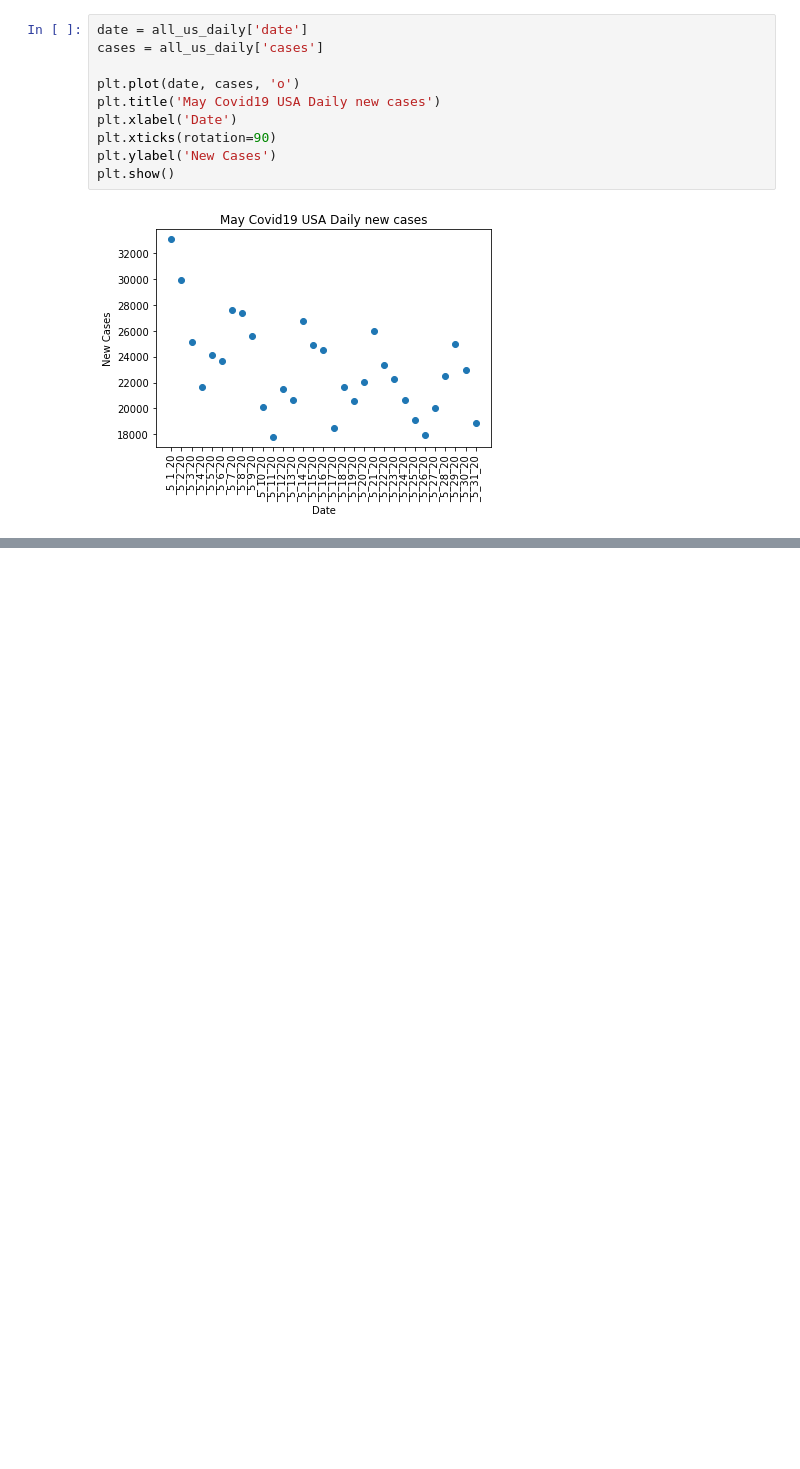
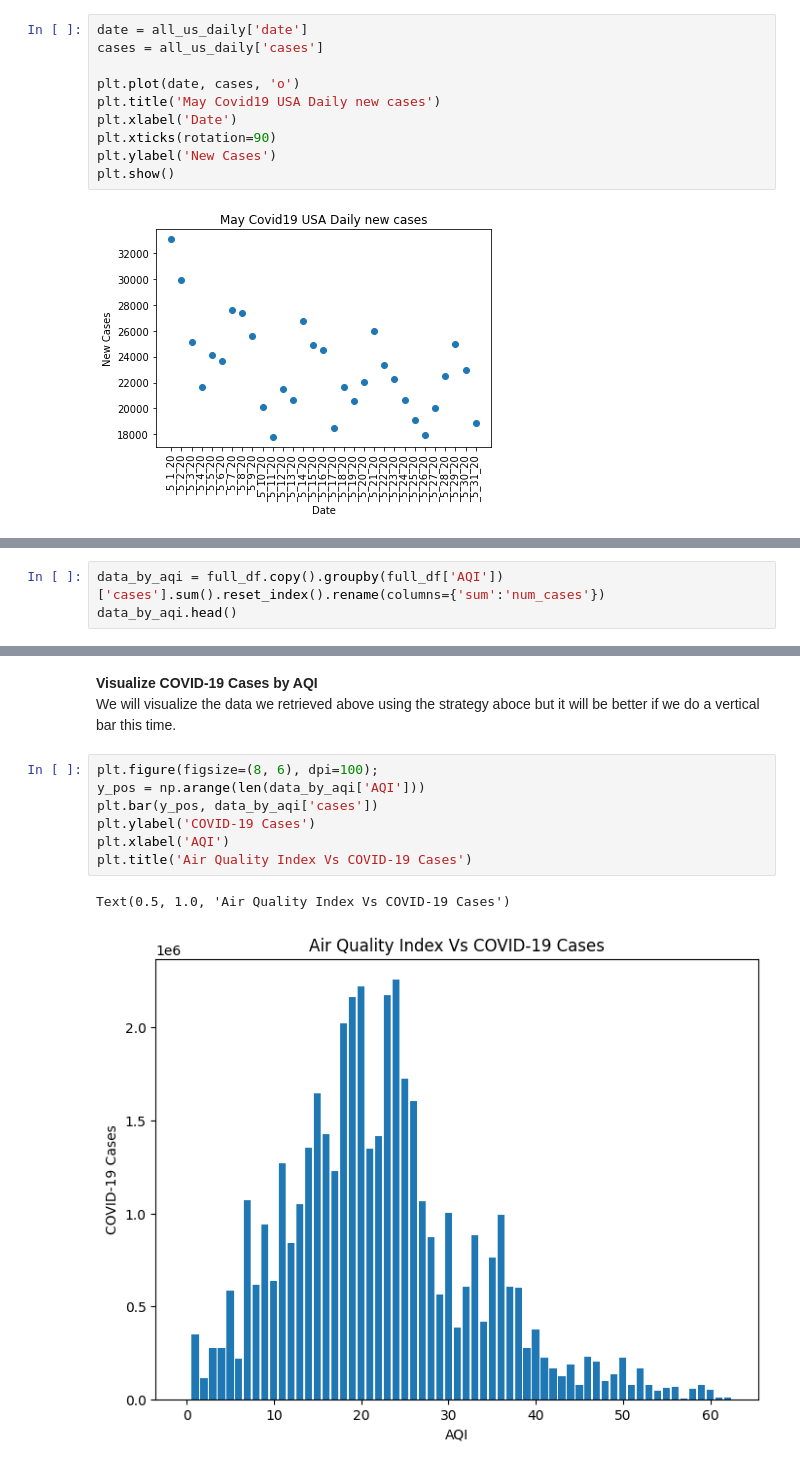
Before and after one commit to kevinhnmb/kevinhnmb.github.io, a Jupyter notebook: Final_Project.ipynb, the cells around one changed output, grey strips where cells are left out. Saved outputs shown, nothing was run; the diff lists cells and outputs as text; blank space fills up the shorter version.

```diff
--- a/Final_Project.ipynb
+++ b/Final_Project.ipynb
@@ -427,0 +732,3 @@ array(['AK', 'AL', 'AR', 'AZ', 'CA', 'CO', 'CT', 'DC', 'DE', 'FL', 'GA',
+# %%
+data_by_aqi = full_df.copy().groupby(full_df['AQI'])['cases'].sum().reset_index().rename(columns={'sum':'num_cases'})
+data_by_aqi.head()
@@ -427,0 +742,13 @@ array(['AK', 'AL', 'AR', 'AZ', 'CA', 'CO', 'CT', 'DC', 'DE', 'FL', 'GA',
+# %% [markdown]
+<strong>Visualize COVID-19 Cases by AQI</strong><br>
+We will visualize the data we retrieved above using the strategy aboce but it will be better if we do a vertical bar this time.
+# %%
+plt.figure(figsize=(8, 6), dpi=100);
+y_pos = np.arange(len(data_by_aqi['AQI']))
+plt.bar(y_pos, data_by_aqi['cases'])
+plt.ylabel('COVID-19 Cases')
+plt.xlabel('AQI')
+plt.title('Air Quality Index Vs COVID-19 Cases')
+# %% [output]
+Text(0.5, 1.0, 'Air Quality Index Vs COVID-19 Cases')
+[figure, added]
```
Also changed, not shown: parts of 64 cells of this notebook, 1 other file.
